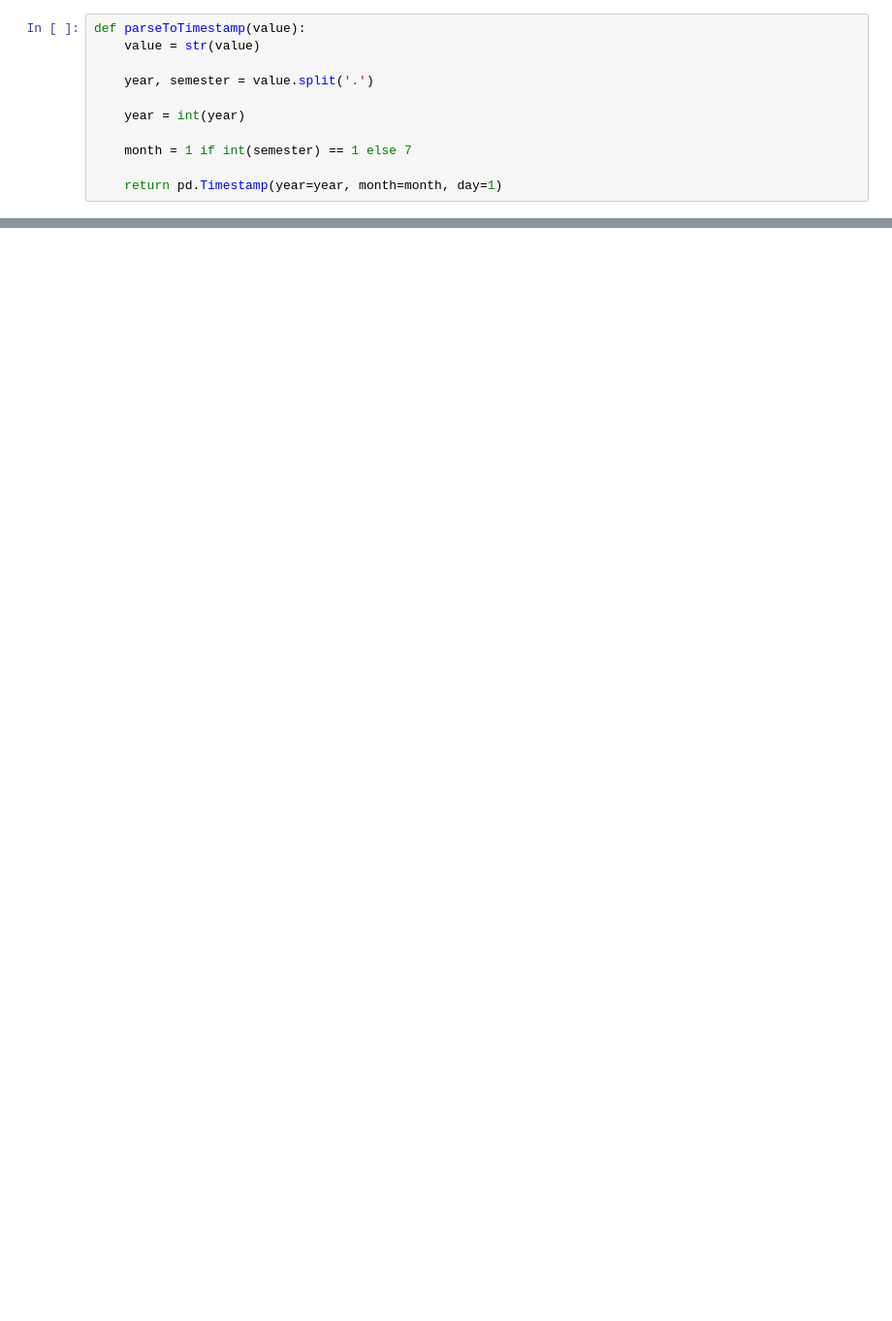
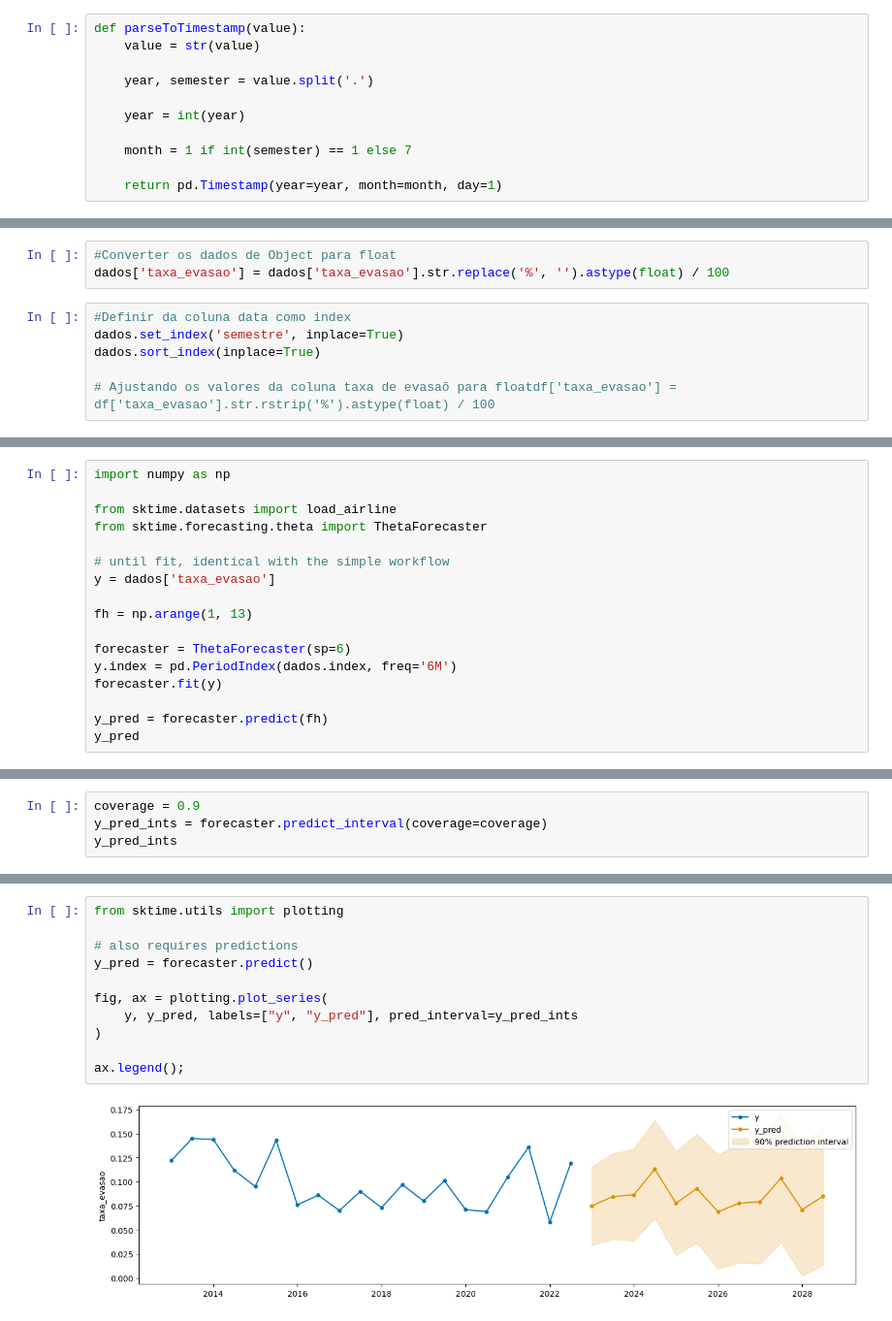
Before and after one commit to IagoLSJ/TCC, a Jupyter notebook: TCC.ipynb, the cells around one changed output, grey strips where cells are left out. Shown at 97% size. Cells and saved outputs as stored; diff of their text form; blank space fills up the shorter version.

```diff
--- a/TCC.ipynb
+++ b/TCC.ipynb
@@ -73,0 +88,9 @@ plt.show()
+# %%
+#Converter os dados de Object para float
+dados['taxa_evasao'] = dados['taxa_evasao'].str.replace('%', '').astype(float) / 100
+# %%
+#Definir da coluna data como index
+dados.set_index('semestre', inplace=True)
+dados.sort_index(inplace=True)
+
+# Ajustando os valores da coluna taxa de evasaõ para floatdf['taxa_evasao'] = df['taxa_evasao'].str.rstrip('%').astype(float) / 100
@@ -73,0 +182,17 @@ plt.show()
+# %%
+import numpy as np
+
+from sktime.datasets import load_airline
+from sktime.forecasting.theta import ThetaForecaster
+
+# until fit, identical with the simple workflow
+y = dados['taxa_evasao']
+
+fh = np.arange(1, 13)
+
+forecaster = ThetaForecaster(sp=6)
+y.index = pd.PeriodIndex(dados.index, freq='6M')
+forecaster.fit(y)
+
+y_pred = forecaster.predict(fh)
+y_pred
@@ -73,0 +213,4 @@ plt.show()
+# %%
+coverage = 0.9
+y_pred_ints = forecaster.predict_interval(coverage=coverage)
+y_pred_ints
@@ -73,0 +233,13 @@ plt.show()
+# %%
+from sktime.utils import plotting
+
+# also requires predictions
+y_pred = forecaster.predict()
+
+fig, ax = plotting.plot_series(
+    y, y_pred, labels=["y", "y_pred"], pred_interval=y_pred_ints
+)
+
+ax.legend();
+# %% [output]
+[figure, added]
```
Also changed, not shown: parts of 30 cells of this notebook.
